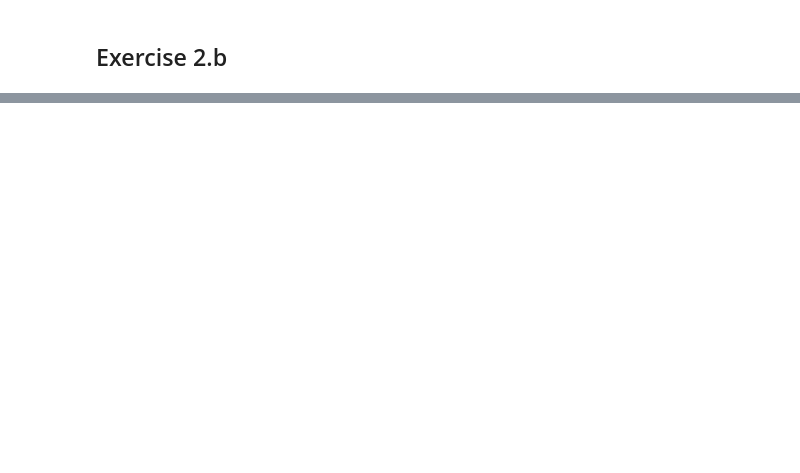
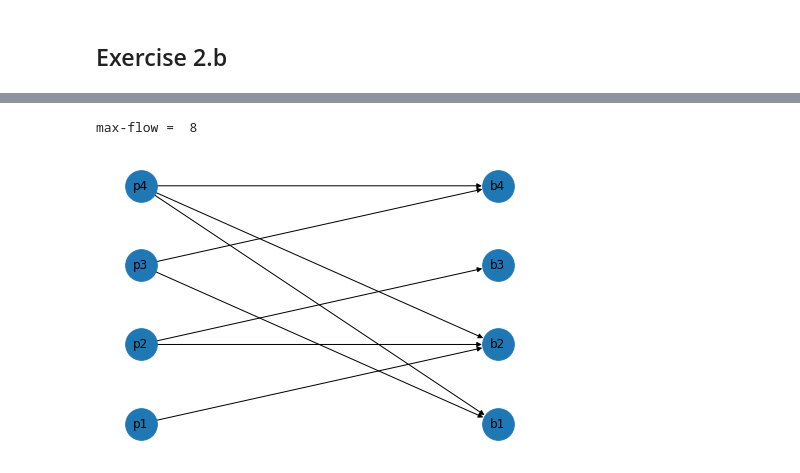
Before and after one commit to antonioalbanese/NetworkDynamicsAndLearning, a Jupyter notebook: HW1.ipynb, the cells around one changed output, grey strips where cells are left out. Saved outputs shown, nothing was run; the diff lists cells and outputs as text; code cells hidden in the pictures; blank space fills up the shorter version.

```diff
--- a/HW1.ipynb
+++ b/HW1.ipynb
@@ -274,0 +314,16 @@ nx.draw(new_G, pos, **options, with_labels=True)
+# %%
+### finding max flow and printing the matching graph
+value, flow = nx.algorithms.flow.maximum_flow(Gc, 'o', 'd', capacity='capacity')
+new_edges = [(el,f) for el in flow for f in flow[el] if flow[el][f]!= 0]
+matchingGraphC = nx.DiGraph()
+matchingGraphC.add_nodes_from(nodes)
+matchingGraphC.add_edges_from(new_edges)
+labels = nx.get_edge_attributes(matchingGraphC,'capacity')
+matchingGraphC.remove_nodes_from(['o','d'])
+pos = {'p1': (40, 20), 'p2': (40, 40), 'p3': (40, 60), 'p4': (40, 80), 'b1': (80, 20), 'b2': (80, 40), 'b3': (80, 60), 'b4': (80, 80)}
+#nx.draw_networkx_edge_labels(matchingGraphC, pos, edge_labels = labels)
+nx.draw(matchingGraphC, pos, **options, with_labels=True)
+print("max-flow = ", value)
+# %% [output]
+max-flow =  8
+[figure, added]
```
Also changed, not shown: parts of 34 cells of this notebook.
